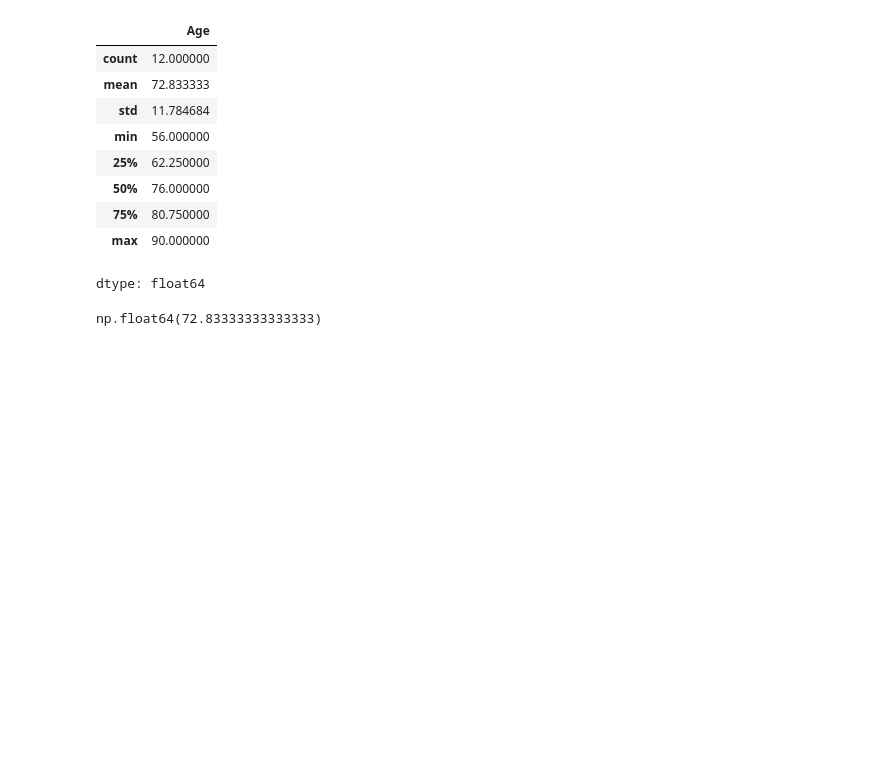
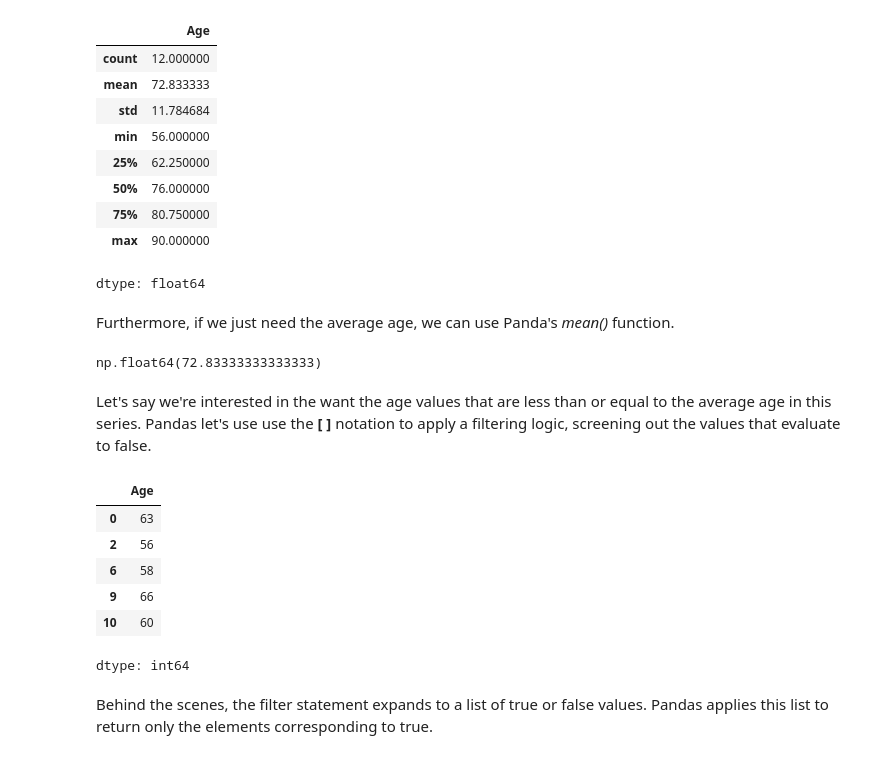
Before and after one commit to csaatechnicalarts/ML_Bootcamp, a Jupyter notebook: Pandas_02_SeriesIntro.ipynb, the cells around one changed output. Drawn from its saved outputs; the diff is of its cells as text; code cells hidden in the pictures; blank space fills up the shorter version.

Commit message:
Show to how to filter elements of a Pandas series.

```diff
--- a/Pandas_02_SeriesIntro.ipynb
+++ b/Pandas_02_SeriesIntro.ipynb
@@ -145,7 +145,23 @@ age.describe()
 | 75% | 80.750000 |
 | max | 90.000000 |
 dtype: float64
+# %% [markdown]
+Furthermore, if we just need the average age, we can use Panda's *mean()* function.
 # %%
 age.mean()
 # %% [output]
 np.float64(72.83333333333333)
+# %% [markdown]
+Let's say we're interested in the want the age values that are less than or equal to the average age in this series. Pandas let's use use the **[ ]** notation to apply a filtering logic, screening out the values that evaluate to false.
+# %%
+age[age <= age.mean()]
+# %% [output]
+|  | Age |
+| 0 | 63 |
+| 2 | 56 |
+| 6 | 58 |
+| 9 | 66 |
+| 10 | 60 |
+dtype: int64
+# %% [markdown]
+Behind the scenes, the filter statement expands to a list of true or false values. Pandas applies this list to return only the elements corresponding to true.
```
Also changed, not shown: parts of 7 cells of this notebook.
